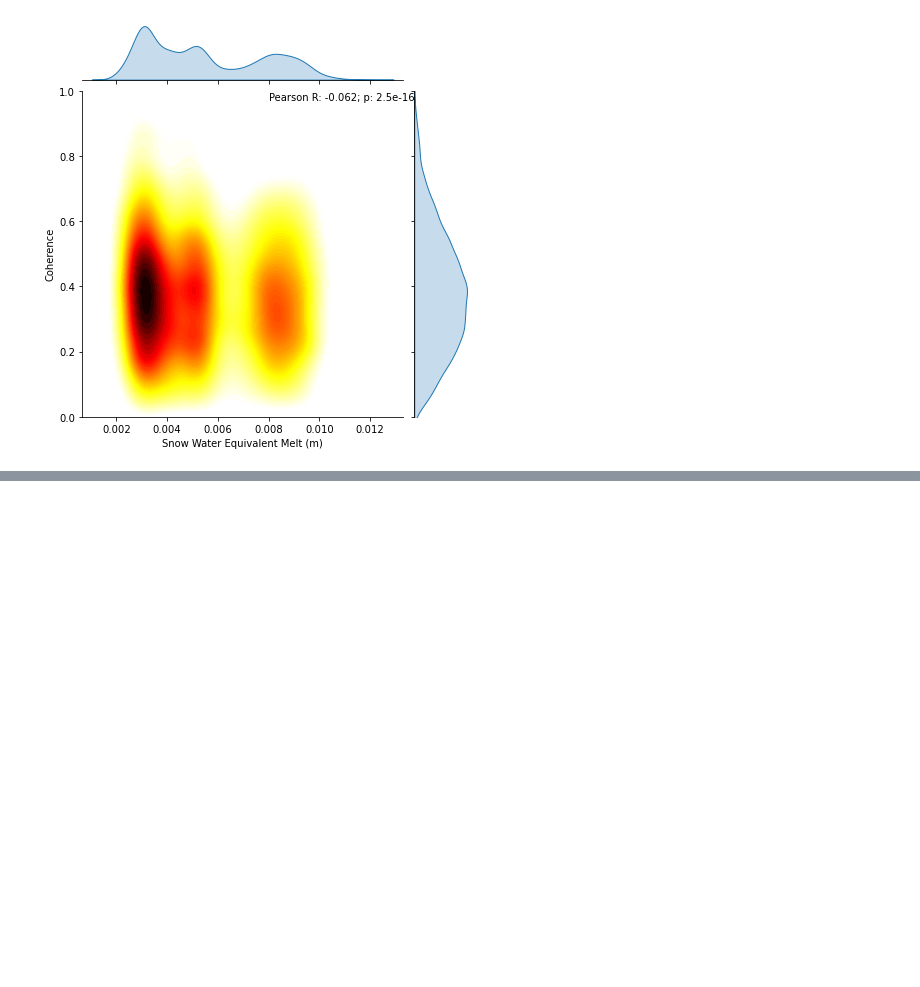
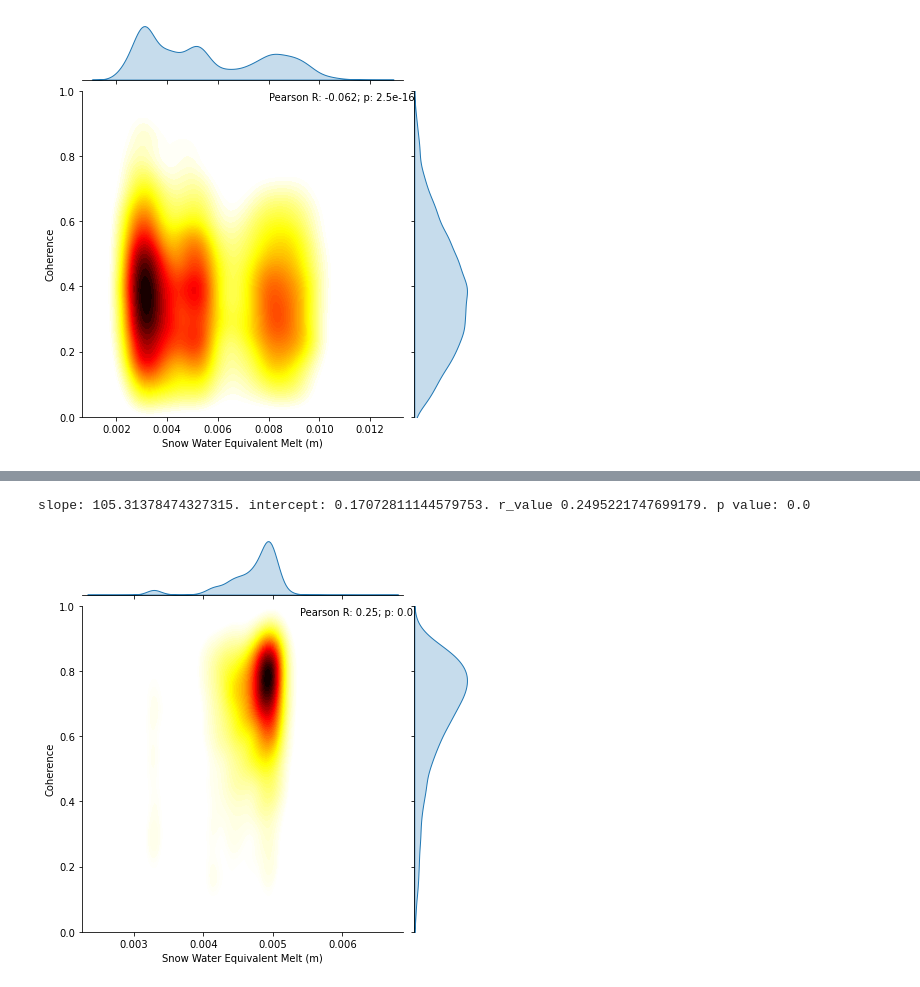
Before and after one commit to ZachHoppinen/uavsar, a Jupyter notebook: src/coherence/spatial_coherence/snow-wetness/gm-model.ipynb, the cells around one changed output, grey strips where cells are left out. Cells and saved outputs as stored; diff of their text form; code cells hidden in the pictures; blank space fills up the shorter version.

```diff
--- a/src/coherence/spatial_coherence/snow-wetness/gm-model.ipynb
+++ b/src/coherence/spatial_coherence/snow-wetness/gm-model.ipynb
@@ -219,0 +339,15 @@ plt.savefig(join('/bsuhome/zacharykeskinen/uavsar/figures/coherence_spatial/snow
+# %%
+cond = (incs > 52) & (incs < 70) & (elevs > 3000) & (elevs < 3150) & (XXs < -108.1) & (trees == 0)
+
+slope, intercept,r,p, _, _ = r2_value(melt[cond], cors[cond])
+
+plt.Figure(figsize = (12,8))
+n = 10
+g = sns.jointplot(x = melt[cond][::n], y = cors[cond][::n], kind = 'kde',n_levels=60, fill=True, ylim = (0,1), cmap='hot_r')
+g.ax_joint.annotate(text = f'Pearson R: {r:.2}; p: {p:.2}', xy = [0.68,0.97], xycoords = 'axes fraction')
+g.ax_joint.set_xlabel('Snow Water Equivalent Melt (m)')
+g.ax_joint.set_ylabel('Coherence')
+plt.savefig(join('/bsuhome/zacharykeskinen/uavsar/figures/coherence_spatial/snowmelt', 'mesa_model_treeless_all-inc-cumulative.png'))
+# %% [output]
+slope: 105.31378474327315. intercept: 0.17072811144579753. r_value 0.2495221747699179. p value: 0.0
+[figure, added]
```
Also changed, not shown: parts of 12 cells of this notebook, 11 other files.
